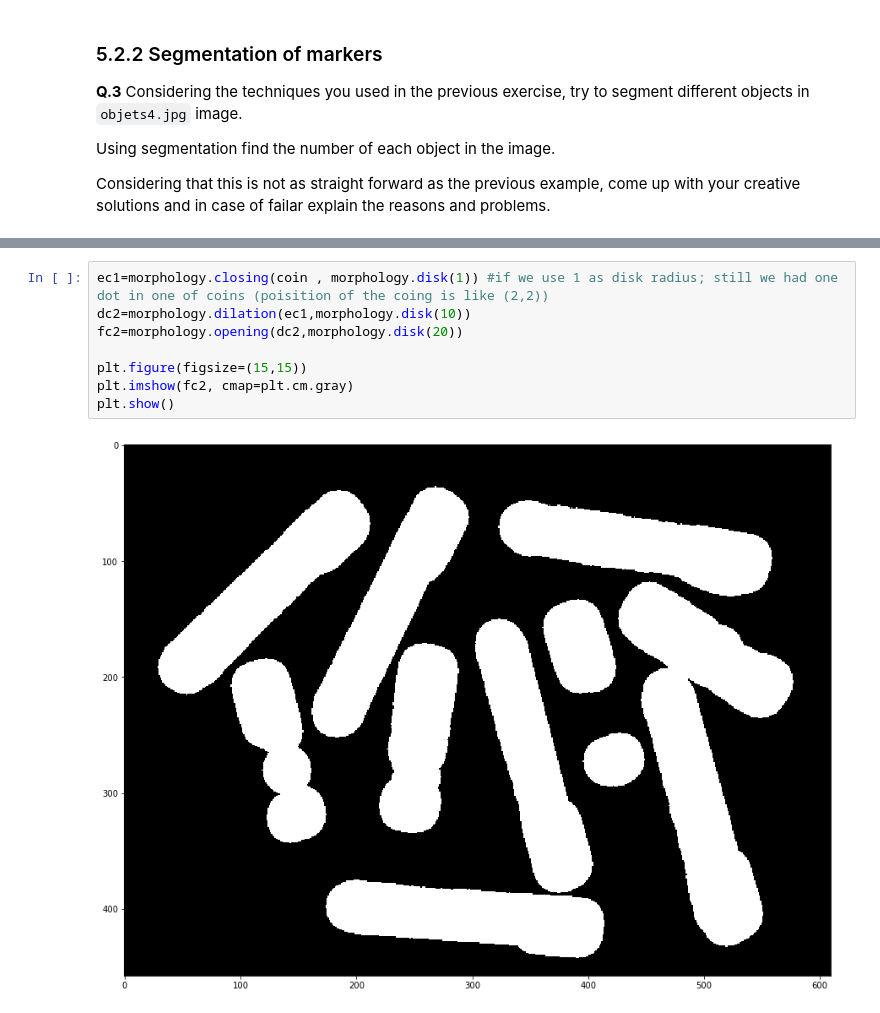
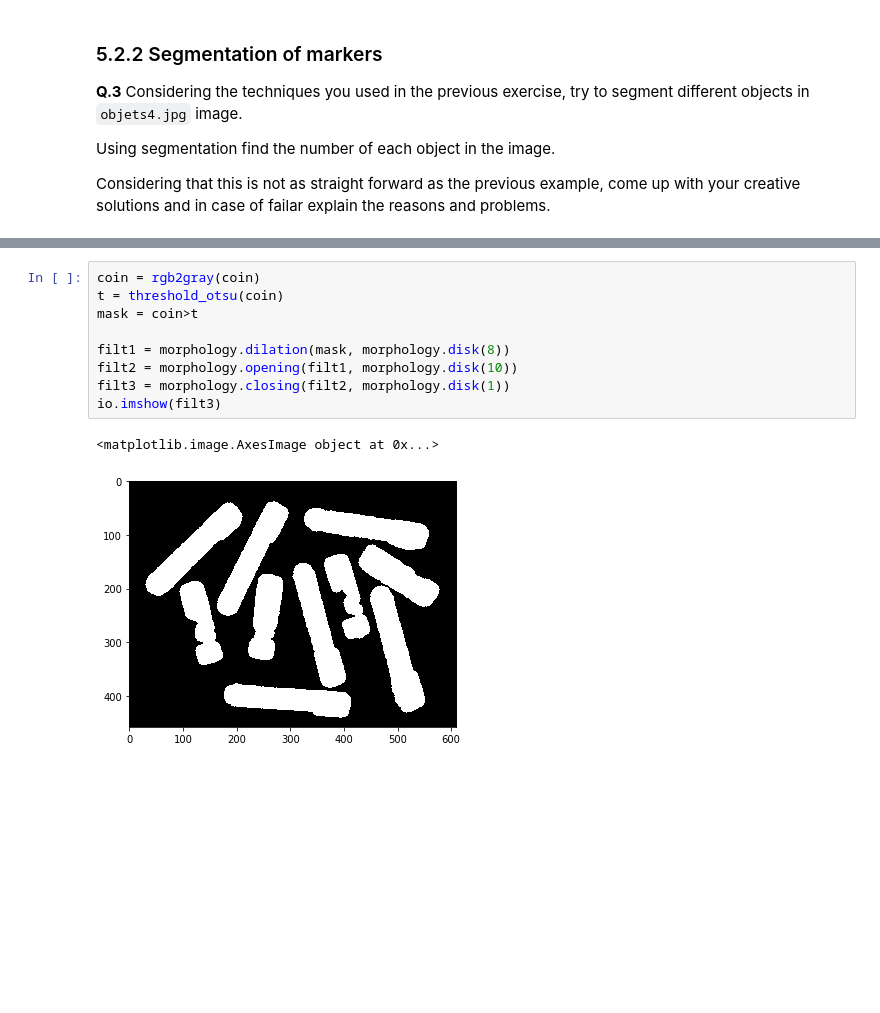
Before and after one commit to gulnurungan/B31XB-IIP-TP-1718, a Jupyter notebook: 5-morpho-segmentation/5-morpho-segmentation.ipynb, the cells around one changed output, grey strips where cells are left out. Cells and saved outputs as stored; diff of their text form; blank space fills up the shorter version.

```diff
--- a/5-morpho-segmentation/5-morpho-segmentation.ipynb
+++ b/5-morpho-segmentation/5-morpho-segmentation.ipynb
@@ -256,10 +263,12 @@ plt.show()
-# %%
-ec1=morphology.closing(coin , morphology.disk(1)) #if we use 1 as disk radius; still we had one dot in one of coins (poisition of the coing is like (2,2))
-dc2=morphology.dilation(ec1,morphology.disk(10))
-fc2=morphology.opening(dc2,morphology.disk(20))
-
-plt.figure(figsize=(15,15))
-plt.imshow(fc2, cmap=plt.cm.gray)
-plt.show()
-# %% [output]
-[figure, removed]
+# %%
+coin = rgb2gray(coin)
+t = threshold_otsu(coin)
+mask = coin>t
+
+filt1 = morphology.dilation(mask, morphology.disk(8))
+filt2 = morphology.opening(filt1, morphology.disk(10))
+filt3 = morphology.closing(filt2, morphology.disk(1))
+io.imshow(filt3)
+# %% [output]
+<matplotlib.image.AxesImage object at 0x...>
+[figure, added]
```
Also changed, not shown: parts of 6 cells of this notebook.
